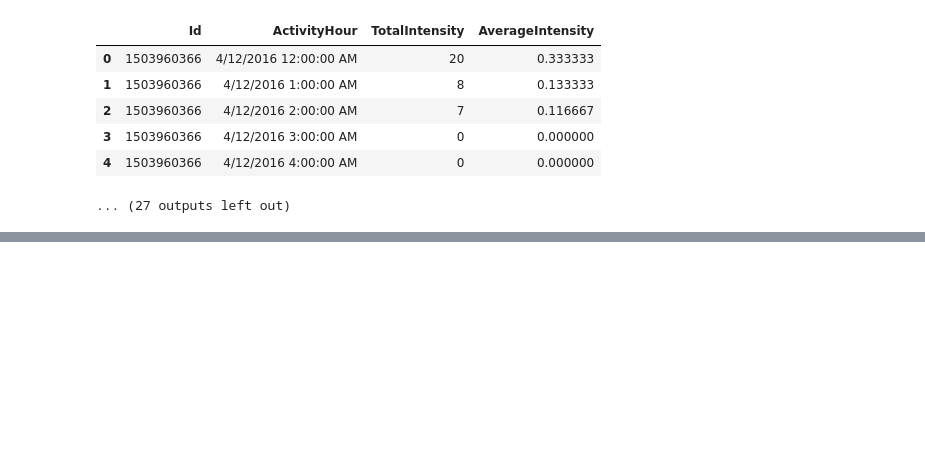
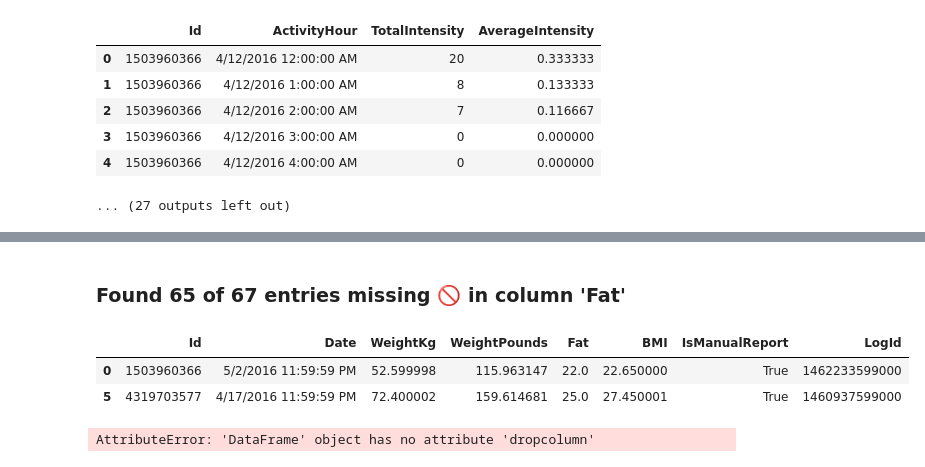
Before and after one commit to DallinKnow/Data-Projects, a Jupyter notebook: bellabeat_notebook.ipynb, the cells around one changed output, grey strips where cells are left out. Saved outputs shown, nothing was run; the diff lists cells and outputs as text; code cells hidden in the pictures; blank space fills up the shorter version.

```diff
--- a/bellabeat_notebook.ipynb
+++ b/bellabeat_notebook.ipynb
@@ -140,0 +146,13 @@ np.int64(0)
+# %% [markdown]
+### Found 65 of 67 entries missing 🚫 in column 'Fat'
+# %%
+weight_df = data['info']['weightLogInfo']
+weight_df[weight_df['Fat'].notna()]
+# %% [output]
+|  | Id | Date | WeightKg | WeightPounds | Fat | BMI | IsManualReport | LogId |
+| 0 | 1503960366 | 5/2/2016 11:59:59 PM | 52.599998 | 115.963147 | 22.0 | 22.650000 | True | 1462233599000 |
+| 5 | 4319703577 | 4/17/2016 11:59:59 PM | 72.400002 | 159.614681 | 25.0 | 27.450001 | True | 1460937599000 |
+# %%
+weight_df.dropcolumn['Fat']
+# %% [output]
+AttributeError: 'DataFrame' object has no attribute 'dropcolumn'
```
Also changed, not shown: parts of 8 cells of this notebook.
